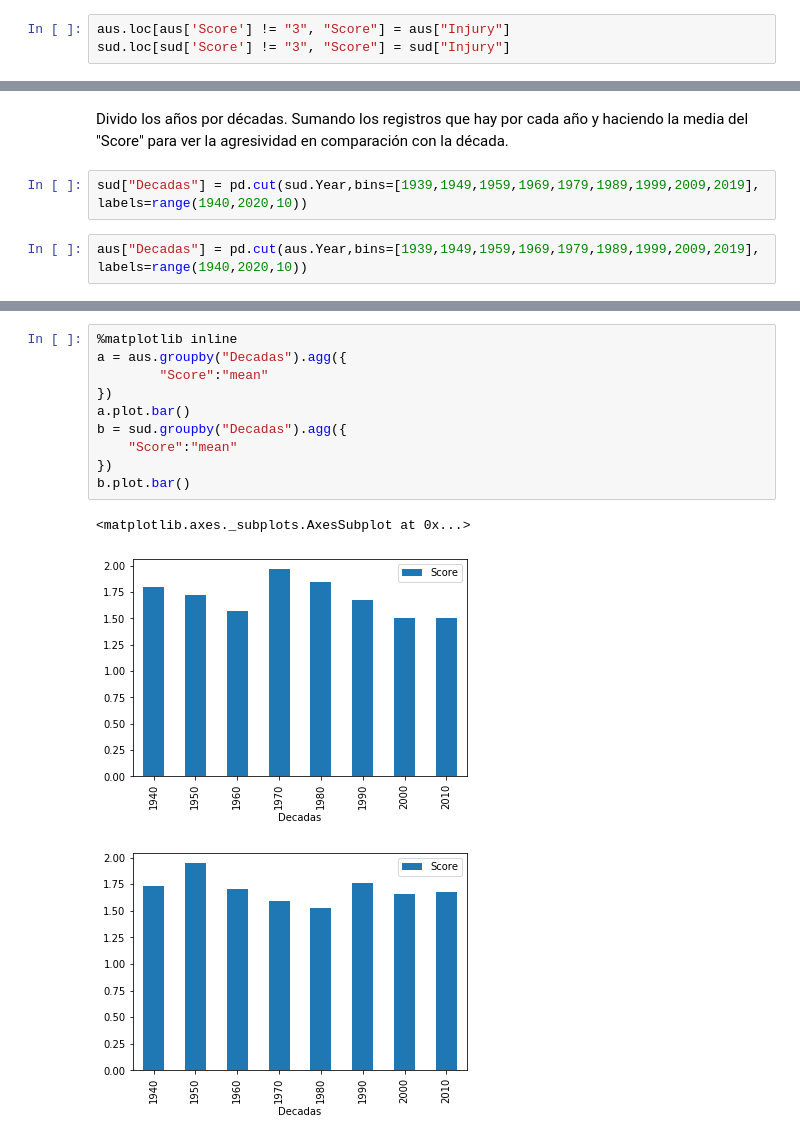
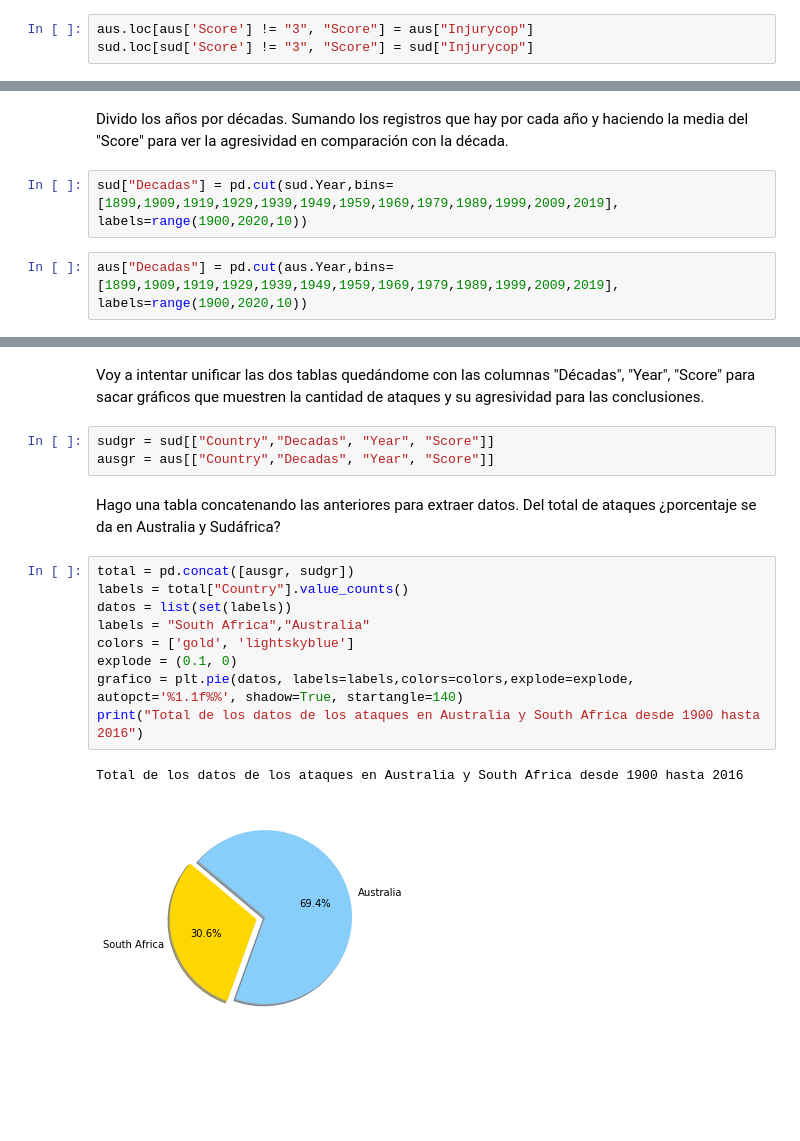
Before and after one commit to agalvezcorell/Project.1-Shark_aggressiveness, a Jupyter notebook: pandas-project.ipynb, the cells around one changed output, grey strips where cells are left out. Cells and saved outputs as stored; diff of their text form; blank space fills up the shorter version.

Commit message:
Añadiendo gráficos

```diff
--- a/pandas-project.ipynb
+++ b/pandas-project.ipynb
@@ -143,8 +210,8 @@ sud["Injury"] = sud["Injury"].apply(fc.assingscore)
 # %% [markdown]
 Igualamos los valores asignados a las lesiones en la columna "Score" para los que no tienen un valor asignado aún.
 # %%
-aus.loc[aus['Score'] != "3", "Score"] = aus["Injury"]
-sud.loc[sud['Score'] != "3", "Score"] = sud["Injury"]
+aus.loc[aus['Score'] != "3", "Score"] = aus["Injurycop"]
+sud.loc[sud['Score'] != "3", "Score"] = sud["Injurycop"]
 # %% [markdown]
 Convierto los valores de la columna "Score" en enteros
 # %%
@@ -153,6 +220,6 @@ sud["Score"] = sud["Score"].apply(fc.casteascore)
 # %% [markdown]
 Divido los años por décadas. Sumando los registros que hay por cada año y haciendo la media del "Score" para ver la agresividad en comparación con la década.
 # %%
-sud["Decadas"] = pd.cut(sud.Year,bins=[1939,1949,1959,1969,1979,1989,1999,2009,2019], labels=range(1940,2020,10))
+sud["Decadas"] = pd.cut(sud.Year,bins=[1899,1909,1919,1929,1939,1949,1959,1969,1979,1989,1999,2009,2019], labels=range(1900,2020,10))
 # %%
-aus["Decadas"] = pd.cut(aus.Year,bins=[1939,1949,1959,1969,1979,1989,1999,2009,2019], labels=range(1940,2020,10))
+aus["Decadas"] = pd.cut(aus.Year,bins=[1899,1909,1919,1929,1939,1949,1959,1969,1979,1989,1999,2009,2019], labels=range(1900,2020,10))
@@ -169,14 +226,20 @@ Sudáfrica AxesSubplot(0.125,0.125;0.775x0.755) Australia AxesSubplot(0.125,0.12
-# %%
-%matplotlib inline
-a = aus.groupby("Decadas").agg({
-        "Score":"mean"
-})
-a.plot.bar()
-b = sud.groupby("Decadas").agg({
-    "Score":"mean"
-})
-b.plot.bar()
-# %% [output]
-<matplotlib.axes._subplots.AxesSubplot at 0x...>
-[figure, removed]
-[figure, removed]
+# %% [markdown]
+Voy a intentar unificar las dos tablas quedándome con las columnas "Décadas", "Year", "Score" para sacar gráficos que muestren la cantidad de ataques y su agresividad para las conclusiones.
+# %%
+sudgr = sud[["Country","Decadas", "Year", "Score"]]
+ausgr = aus[["Country","Decadas", "Year", "Score"]]
+# %% [markdown]
+Hago una tabla concatenando las anteriores para extraer datos. Del total de ataques ¿porcentaje se da en Australia y Sudáfrica?
+# %%
+total = pd.concat([ausgr, sudgr])
+labels = total["Country"].value_counts()
+datos = list(set(labels))
+labels = "South Africa","Australia"
+colors = ['gold', 'lightskyblue']
+explode = (0.1, 0)
+grafico = plt.pie(datos, labels=labels,colors=colors,explode=explode,
+autopct='%1.1f%%', shadow=True, startangle=140)
+print("Total de los datos de los ataques en Australia y South Africa desde 1900 hasta 2016")
+# %% [output]
+Total de los datos de los ataques en Australia y South Africa desde 1900 hasta 2016
+[figure, added]
```
Also changed, not shown: parts of 20 cells of this notebook.
